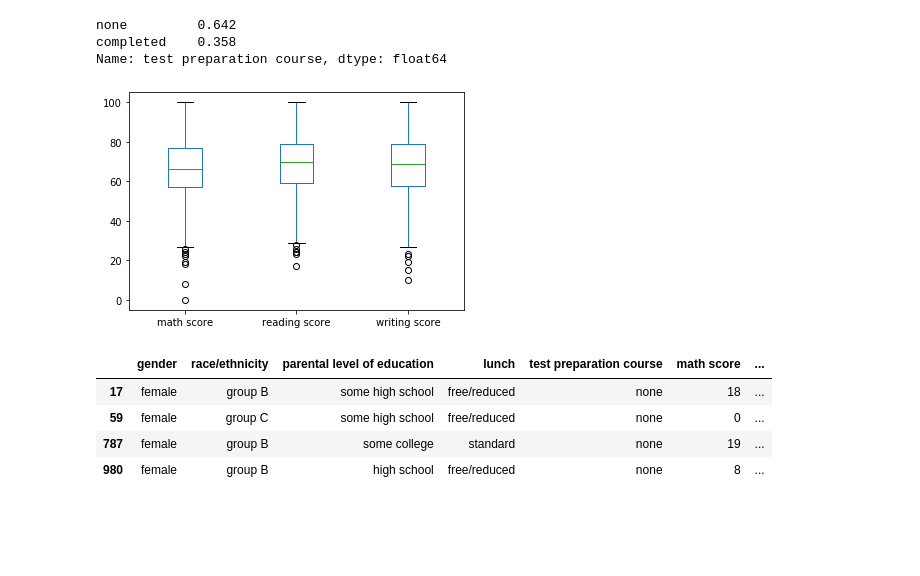
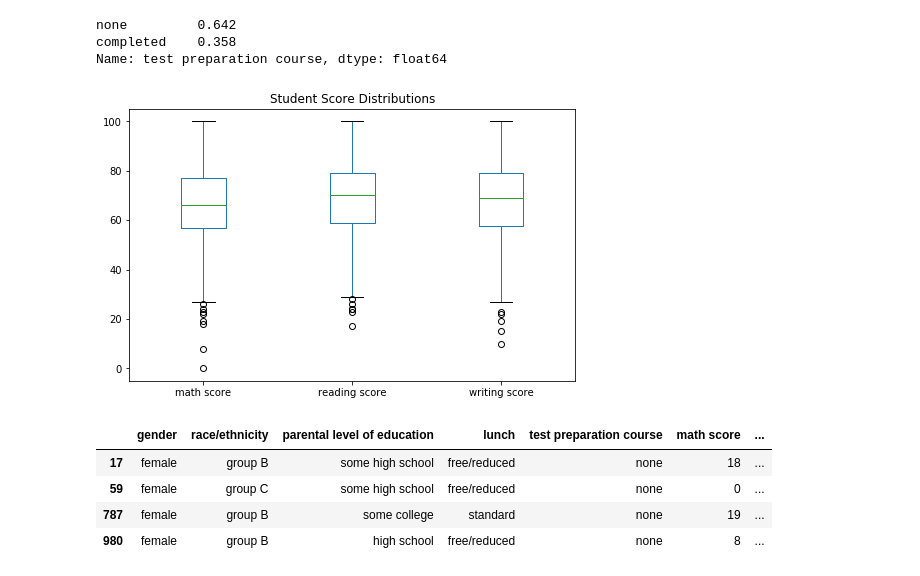
Before and after one commit to albert-ntiri/student_performance, a Jupyter notebook: Student_Performance_EDA.ipynb, the cells around one changed output. Saved outputs shown, nothing was run; the diff lists cells and outputs as text; code cells hidden in the pictures; blank space fills up the shorter version.

```diff
--- a/Student_Performance_EDA.ipynb
+++ b/Student_Performance_EDA.ipynb
@@ -140,10 +140,10 @@ completed    0.358
 Name: test preparation course, dtype: float64
 # %%
 # Distributions of student scores in each subject.
-scores.plot.box()
+scores.plot.box(figsize=(8,5), title='Student Score Distributions')
 plt.savefig('charts/score_distributions.jpg')
 # %% [output]
-[figure, old version]
+[figure, new version]
 # %%
 # Looking at some of the outliers on the low end for each subject, this data is still reasonable.
 scores[scores['math score'] < 20]
```
Also changed, not shown: 5 other files.
